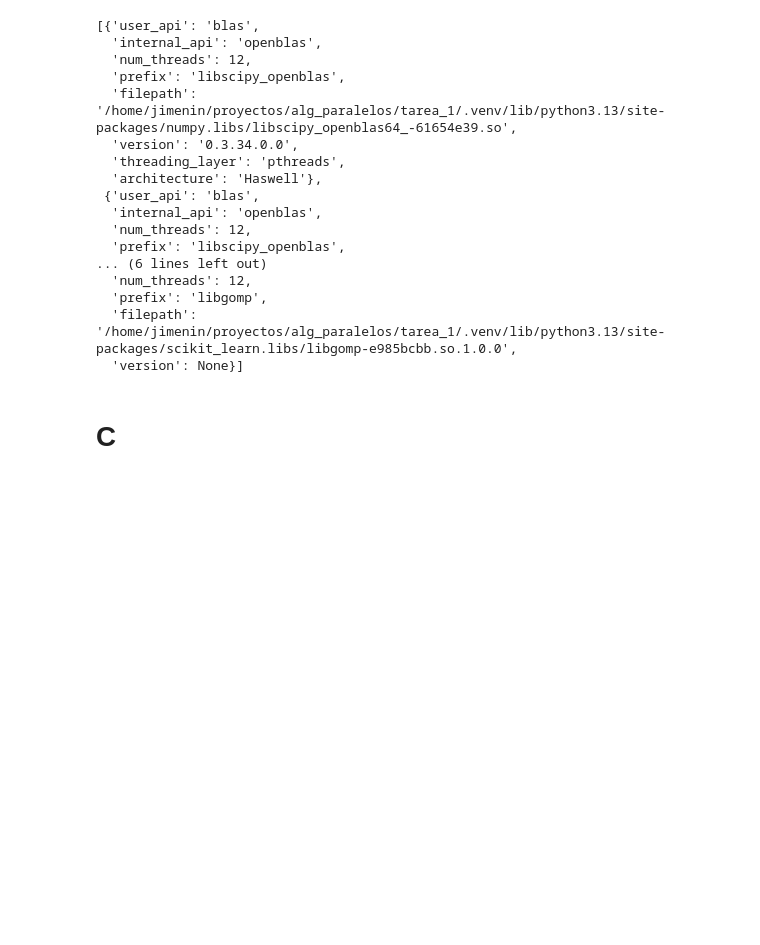
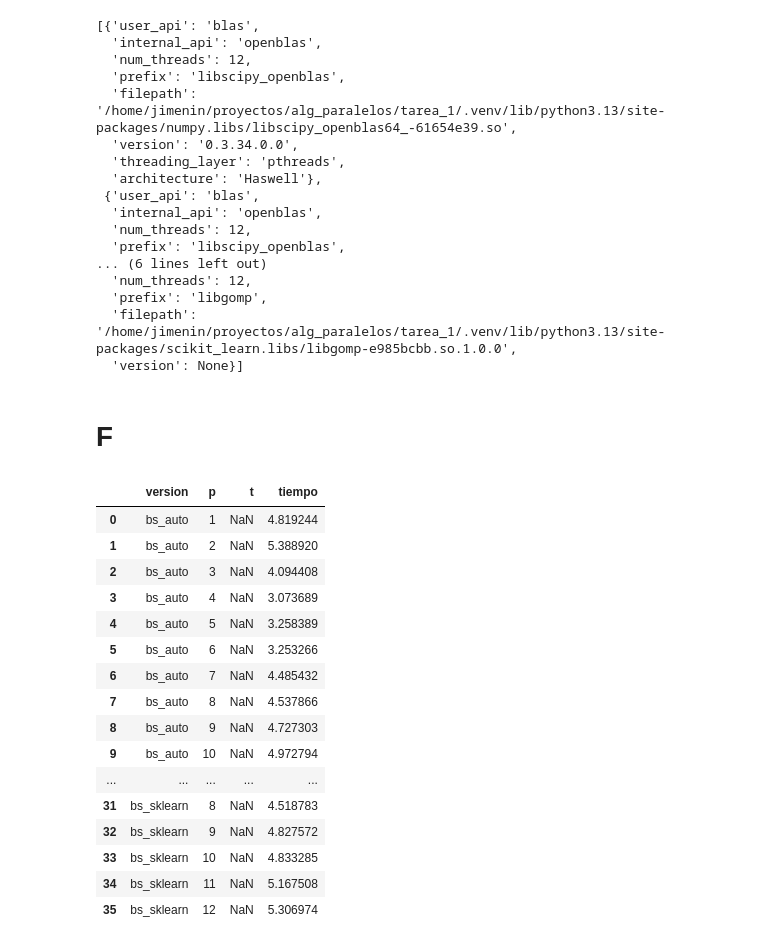
Before and after one commit to Jimenez73/alg_paralelos, a Jupyter notebook: tarea_1/test.ipynb, the cells around one changed output. Saved outputs shown, nothing was run; the diff lists cells and outputs as text; code cells hidden in the pictures; blank space fills up the shorter version.

```diff
--- a/tarea_1/test.ipynb
+++ b/tarea_1/test.ipynb
@@ -134,4 +134,27 @@ threadpool_info()
   'filepath': '/home/jimenin/proyectos/alg_paralelos/tarea_1/.venv/lib/python3.13/site-packages/scikit_learn.libs/libgomp-e985bcbb.so.1.0.0',
   'version': None}]
 # %% [markdown]
-# C
+# F
+# %%
+import pandas as pd
+
+df = pd.read_csv("results/resultados_item_f.csv")
+df
+# %% [output]
+|  | version | p | t | tiempo |
+| 0 | bs_auto | 1 | NaN | 4.819244 |
+| 1 | bs_auto | 2 | NaN | 5.388920 |
+| 2 | bs_auto | 3 | NaN | 4.094408 |
+| 3 | bs_auto | 4 | NaN | 3.073689 |
+| 4 | bs_auto | 5 | NaN | 3.258389 |
+| 5 | bs_auto | 6 | NaN | 3.253266 |
+| 6 | bs_auto | 7 | NaN | 4.485432 |
+| 7 | bs_auto | 8 | NaN | 4.537866 |
+| 8 | bs_auto | 9 | NaN | 4.727303 |
+| 9 | bs_auto | 10 | NaN | 4.972794 |
+| ... | ... | ... | ... | ... |
+| 31 | bs_sklearn | 8 | NaN | 4.518783 |
+| 32 | bs_sklearn | 9 | NaN | 4.827572 |
+| 33 | bs_sklearn | 10 | NaN | 4.833285 |
+| 34 | bs_sklearn | 11 | NaN | 5.167508 |
+| 35 | bs_sklearn | 12 | NaN | 5.306974 |
```
Also changed, not shown: parts of 1 cell of this notebook, 5 other files.
